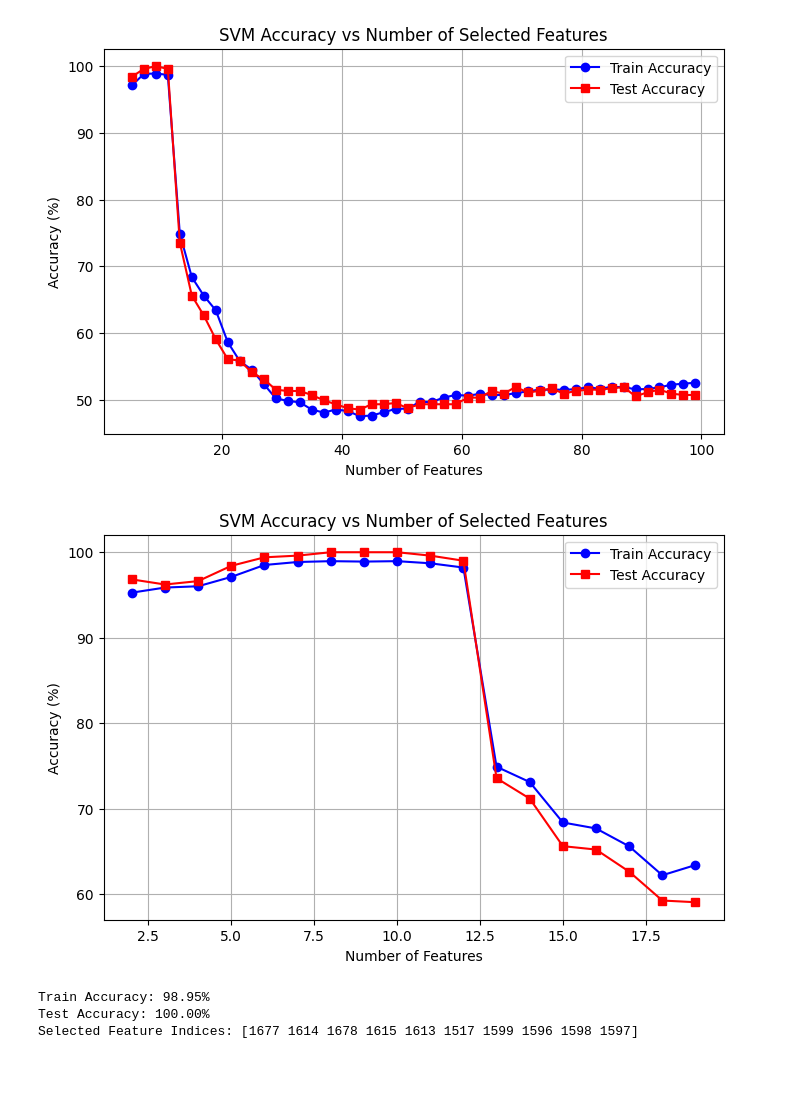
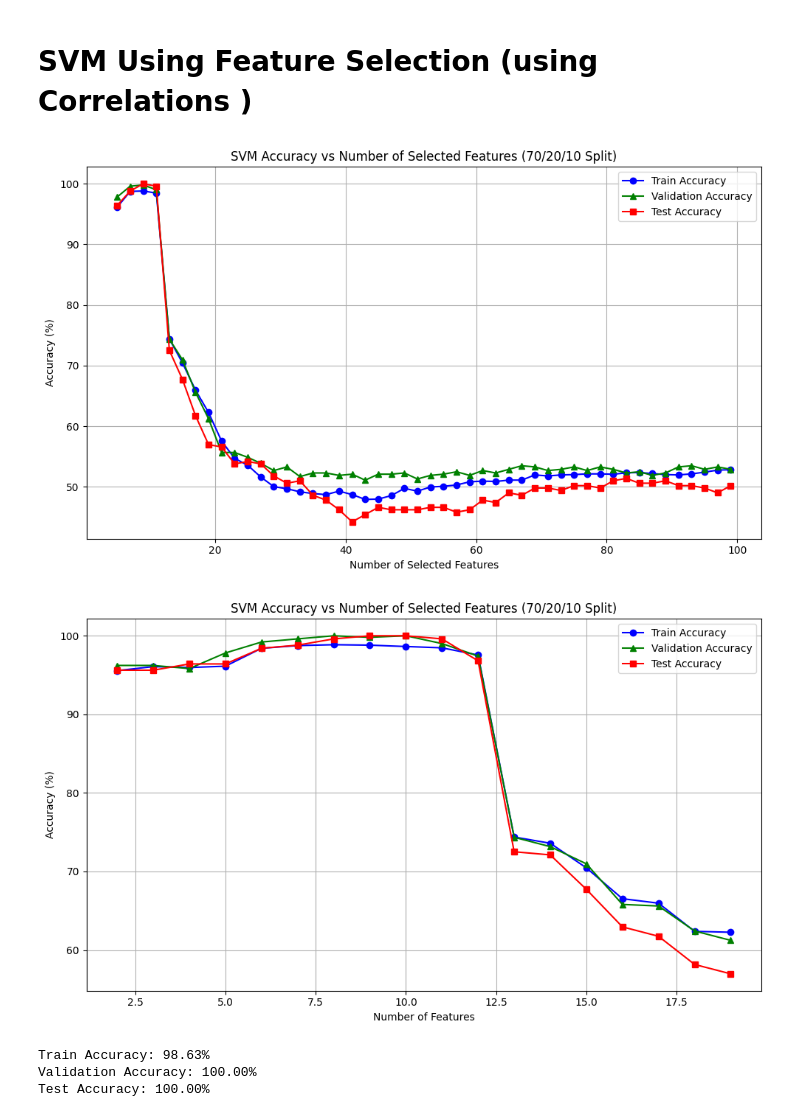
Before and after one commit to RepoRogue123/Linguistix, a Jupyter notebook: SVM/SVM_FS.ipynb, the cells around one changed output. Saved outputs shown, nothing was run; the diff lists cells and outputs as text; code cells hidden in the pictures; blank space fills up the shorter version.

Commit message:
Added Graphs

```diff
--- a/SVM/SVM_FS.ipynb
+++ b/SVM/SVM_FS.ipynb
@@ -1,3 +1,5 @@
+# %% [markdown]
+# SVM Using Feature Selection (using Correlations )
 # %%
 import numpy as np
 from sklearn.model_selection import train_test_split
@@ -76,82 +78,120 @@ def standardize(X):
 
 X = standardize(X)
 
-# Apply Feature Selection (choose top 10 features)
 num_features_list = range(5, 100, 2)  # Test different numbers of features
 train_accuracies = []
+val_accuracies = []
 test_accuracies = []
 
 for num_features in num_features_list:
     selected_features = feature_selection(X, y, num_features)
     X_selected = X[:, selected_features]
 
-    X_train, X_test, y_train, y_test = train_test_split(X_selected, y, test_size=0.2, random_state=42)
+    X_train, X_test_val, y_train, y_test_val = train_test_split(
+        X_selected, y, test_size=0.3, random_state=42
+    )
 
+    X_test, X_val, y_test, y_val = train_test_split(
+        X_test_val, y_test_val, test_size=2/3, random_state=42
+    )
+
+    # Train SVM
     svm = SVM(C=10.0, lr=0.01, max_iter=1000)
     svm.fit(X_train, y_train)
 
+    # Predictions
     y_train_pred = svm.predict(X_train)
+    y_val_pred = svm.predict(X_val)
     y_test_pred = svm.predict(X_test)
 
+    # Accuracies
     train_accuracies.append(np.mean(y_train_pred == y_train) * 100)
+    val_accuracies.append(np.mean(y_val_pred == y_val) * 100)
     test_accuracies.append(np.mean(y_test_pred == y_test) * 100)
 
+# Plotting
 import matplotlib.pyplot as plt
 
-plt.figure(figsize=(8, 5))
+plt.figure(figsize=(10, 6))
 plt.plot(num_features_list, train_accuracies, label="Train Accuracy", marker='o', color='b')
+plt.plot(num_features_list, val_accuracies, label="Validation Accuracy", marker='^', color='g')
 plt.plot(num_features_list, test_accuracies, label="Test Accuracy", marker='s', color='r')
 
-plt.xlabel("Number of Features")
+plt.xlabel("Number of Selected Features")
 plt.ylabel("Accuracy (%)")
-plt.title("SVM Accuracy vs Number of Selected Features")
+plt.title("SVM Accuracy vs Number of Selected Features (70/20/10 Split)")
 plt.legend()
 plt.grid(True)
+plt.tight_layout()
 plt.show()
 # %% [output]
-[figure, old version]
+[figure, new version]
 # %%
 num_features_list = range(2, 20, 1)  # Test different numbers of features
 train_accuracies = []
+val_accuracies = []
 test_accuracies = []
 
 for num_features in num_features_list:
     selected_features = feature_selection(X, y, num_features)
     X_selected = X[:, selected_features]
 
-    X_train, X_test, y_train, y_test = train_test_split(X_selected, y, test_size=0.2, random_state=42)
+    X_train, X_test_val, y_train, y_test_val = train_test_split(
+        X_selected, y, test_size=0.3, random_state=42
+    )
 
+    X_test, X_val, y_test, y_val = train_test_split(
+        X_test_val, y_test_val, test_size=2/3, random_state=42
+    )
+
+    # Train SVM
     svm = SVM(C=10.0, lr=0.01, max_iter=1000)
     svm.fit(X_train, y_train)
 
+    # Predictions
     y_train_pred = svm.predict(X_train)
+    y_val_pred = svm.predict(X_val)
     y_test_pred = svm.predict(X_test)
 
+    # Accuracies
     train_accuracies.append(np.mean(y_train_pred == y_train) * 100)
+    val_accuracies.append(np.mean(y_val_pred == y_val) * 100)
     test_accuracies.append(np.mean(y_test_pred == y_test) * 100)
 
+# Plotting
 import matplotlib.pyplot as plt
 
-plt.figure(figsize=(8, 5))
+plt.figure(figsize=(10, 6))
 plt.plot(num_features_list, train_accuracies, label="Train Accuracy", marker='o', color='b')
+plt.plot(num_features_list, val_accuracies, label="Validation Accuracy", marker='^', color='g')
 plt.plot(num_features_list, test_accuracies, label="Test Accuracy", marker='s', color='r')
 
 plt.xlabel("Number of Features")
 plt.ylabel("Accuracy (%)")
-plt.title("SVM Accuracy vs Number of Selected Features")
+plt.title("SVM Accuracy vs Number of Selected Features (70/20/10 Split)")
 plt.legend()
 plt.grid(True)
+plt.tight_layout()
 plt.show()
 # %% [output]
-[figure, old version]
+[figure, new version]
 # %%
+# From the Graphs above we can see that best Accuracy comes where number of features = 10 :
+
 num_features = 10
 selected_features = feature_selection(X, y, num_features)
 X_selected = X[:, selected_features]  # Keep only selected features
 
 # Train/Test Split
 
-X_train, X_test, y_train, y_test = train_test_split(X_selected, y, test_size=0.2, random_state=42)
+# X_train, X_test, y_train, y_test = train_test_split(X_selected, y, test_size=0.2, random_state=42)
+X_train, X_test_val, y_train, y_test_val = train_test_split(
+    X_selected, y, test_size=0.3, random_state=42
+)
+
+X_val, X_test, y_val, y_test = train_test_split(
+    X_test_val, y_test_val, test_size=1/3, random_state=42
+)
 
 # Train SVM
 svm = SVM(C=10.0, lr=0.01, max_iter=1000)
@@ -160,15 +200,17 @@ svm.fit(X_train, y_train)
 # Predictions
 y_train_pred = svm.predict(X_train)
 y_test_pred = svm.predict(X_test)
+y_val_pred = svm.predict(X_val)
 
 # Accuracy Calculation
 train_accuracy = np.mean(y_train_pred == y_train) * 100
 test_accuracy = np.mean(y_test_pred == y_test) * 100
+val_accuracy = np.mean(y_val_pred == y_val) * 100
 
 print(f"Train Accuracy: {train_accuracy:.2f}%")
+print(f"Validation Accuracy: {val_accuracy:.2f}%")
 print(f"Test Accuracy: {test_accuracy:.2f}%")
-print(f"Selected Feature Indices: {selected_features}")
 # %% [output]
-Train Accuracy: 98.95%
+Train Accuracy: 98.63%
+Validation Accuracy: 100.00%
 Test Accuracy: 100.00%
-Selected Feature Indices: [1677 1614 1678 1615 1613 1517 1599 1596 1598 1597]
```
Also changed, not shown: parts of 1 cell of this notebook, 2 other files.
